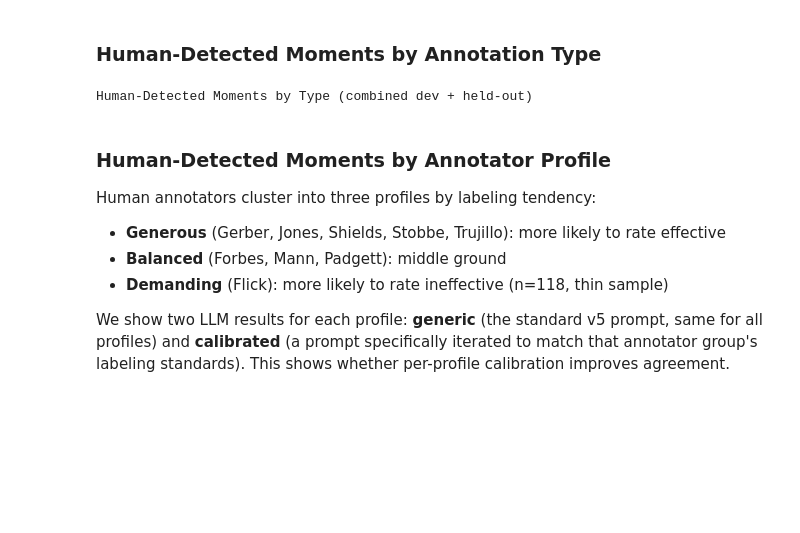
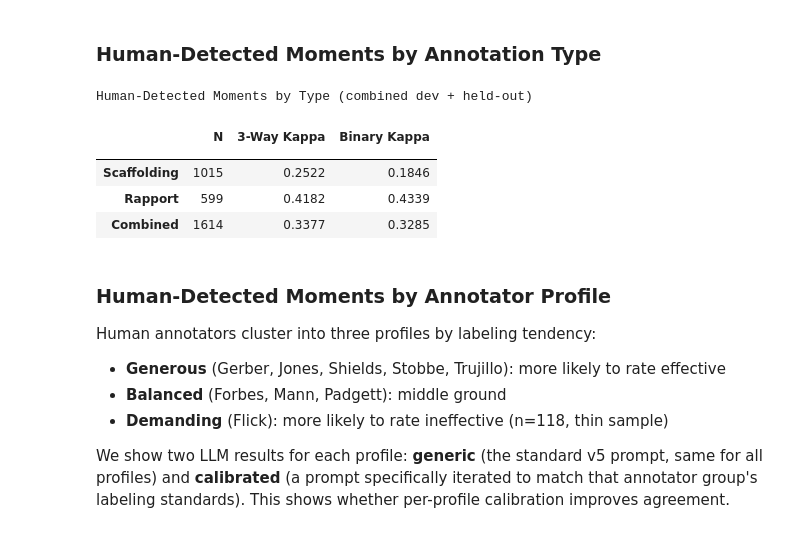
Before and after one commit to allenai/tutorsim, a Jupyter notebook: validation/2_annotation_validation.ipynb, the cells around one changed output. Cells and saved outputs as stored; diff of their text form; code cells hidden in the pictures; blank space fills up the shorter version.

```diff
--- a/validation/2_annotation_validation.ipynb
+++ b/validation/2_annotation_validation.ipynb
@@ -226,34 +231,39 @@ if v5_gold:
             hm = [m for m in ground_truth['conversations'][cid]['key_moments']
                   if m.get('annotation_type') == ann_type]
             llm = [a for a in v5_gold.get(cid, []) if a.get('annotation_type') == ann_type]
             matches.extend(match_gold_direct(hm, llm))
         if matches:
             eff = compute_effectiveness_metrics(matches)
             type_rows.append({
                 '': ann_type.title(),
                 'N': eff['total_matched'],
                 '3-Way Kappa': f"{eff['three_way_kappa']:.4f}",
                 'Binary Kappa': f"{eff['binary_kappa']:.4f}",
             })
     # Combined row
     all_gold_matches = []
     for cid in sorted(all_eval_ids):
         all_gold_matches.extend(match_gold_direct(
             ground_truth['conversations'][cid]['key_moments'],
             v5_gold.get(cid, [])))
     if all_gold_matches:
         eff_all = compute_effectiveness_metrics(all_gold_matches)
         type_rows.append({
             '': 'Combined',
             'N': eff_all['total_matched'],
             '3-Way Kappa': f"{eff_all['three_way_kappa']:.4f}",
             'Binary Kappa': f"{eff_all['binary_kappa']:.4f}",
         })
     df_gold_type = pd.DataFrame(type_rows).set_index('')
     print('Human-Detected Moments by Type (combined dev + held-out)\n')
-    df_gold_type
+    display(df_gold_type)
 # %% [output]
 Human-Detected Moments by Type (combined dev + held-out)
+|  | N | 3-Way Kappa | Binary Kappa |
+|  |  |  |  |
+| Scaffolding | 1015 | 0.2522 | 0.1846 |
+| Rapport | 599 | 0.4182 | 0.4339 |
+| Combined | 1614 | 0.3377 | 0.3285 |
 # %% [markdown]
 ### Human-Detected Moments by Annotator Profile
 
```
Also changed, not shown: parts of 5 cells of this notebook.
